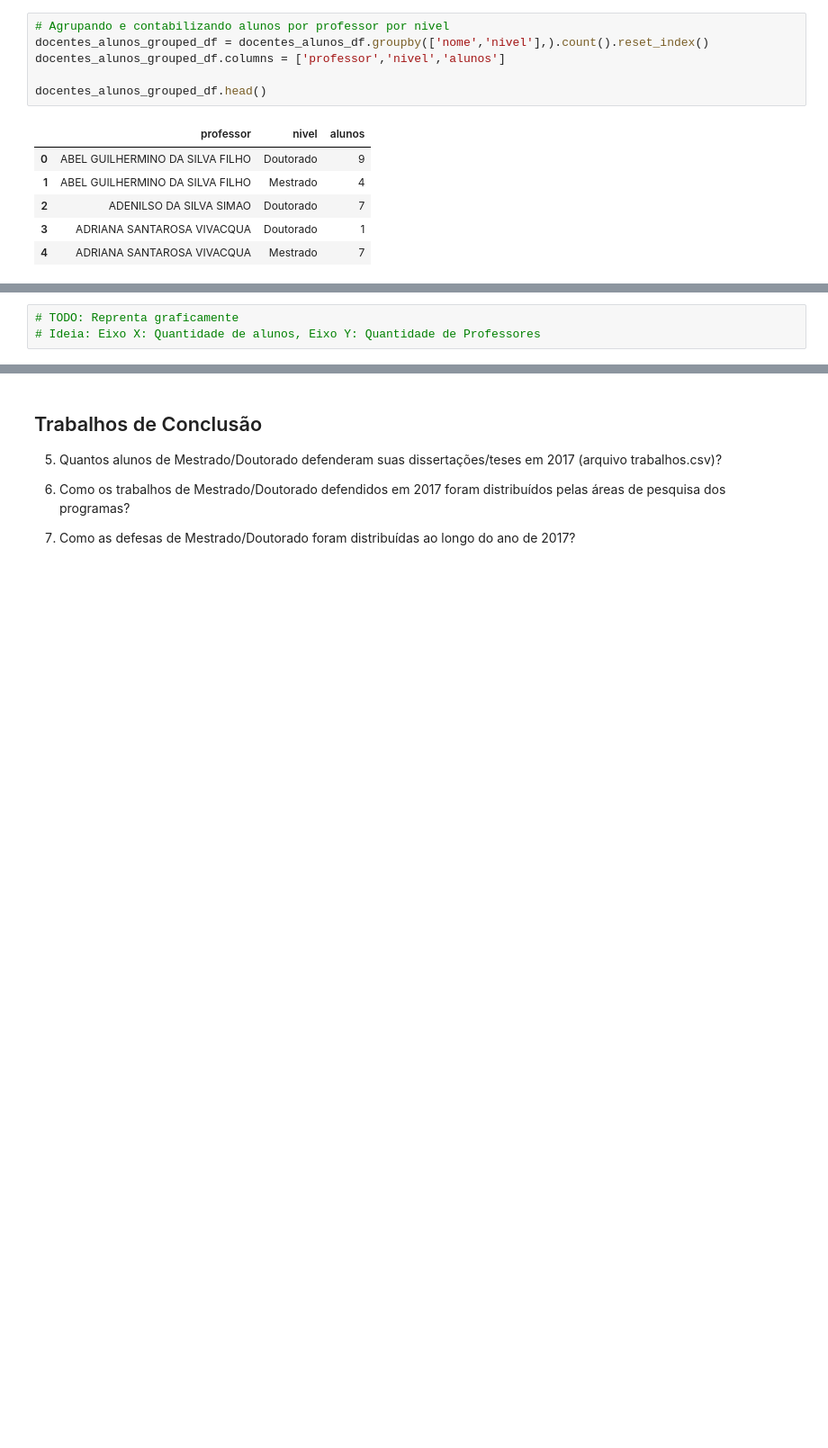
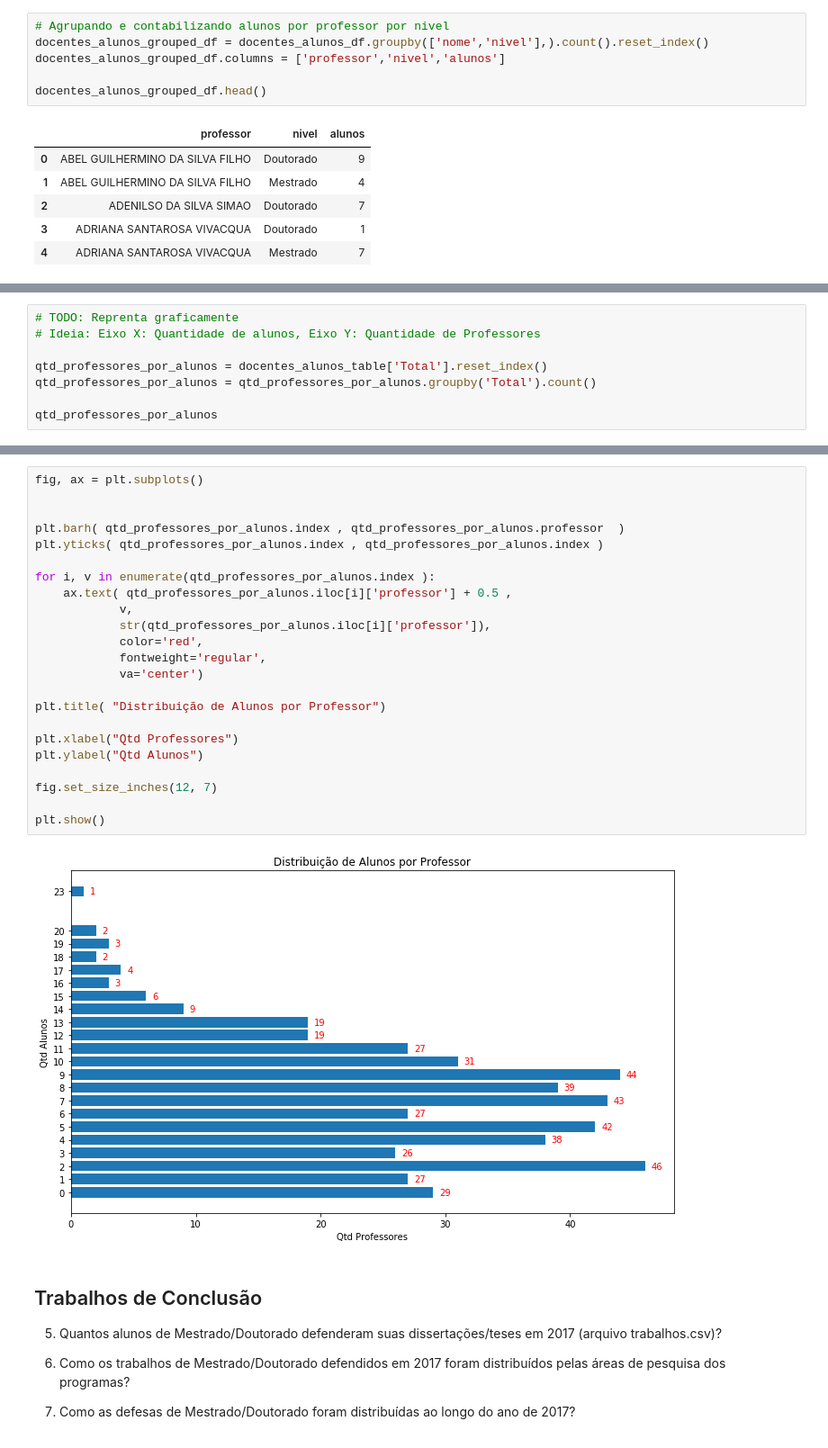
Before and after one commit to Pedalves/DataScience, a Jupyter notebook: CAPES/T1.1 Enunciado - Analise descritiva de dados de PG_Rafael.ipynb, the cells around one changed output, grey strips where cells are left out. Shown at 90% size. Drawn from its saved outputs; the diff is of its cells as text; blank space fills up the shorter version.

```diff
--- a/CAPES/T1.1 Enunciado - Analise descritiva de dados de PG_Rafael.ipynb
+++ b/CAPES/T1.1 Enunciado - Analise descritiva de dados de PG_Rafael.ipynb
@@ -259,3 +249,8 @@ docentes_alunos_table.describe()
 # %%
 # TODO: Reprenta graficamente
 # Ideia: Eixo X: Quantidade de alunos, Eixo Y: Quantidade de Professores
+
+qtd_professores_por_alunos = docentes_alunos_table['Total'].reset_index()
+qtd_professores_por_alunos = qtd_professores_por_alunos.groupby('Total').count()
+
+qtd_professores_por_alunos
@@ -262,3 +276,28 @@ docentes_alunos_table.describe()
+# %%
+fig, ax = plt.subplots()
+
+
+plt.barh( qtd_professores_por_alunos.index , qtd_professores_por_alunos.professor  )
+plt.yticks( qtd_professores_por_alunos.index , qtd_professores_por_alunos.index )
+
+for i, v in enumerate(qtd_professores_por_alunos.index ):
+    ax.text( qtd_professores_por_alunos.iloc[i]['professor'] + 0.5 ,
+            v,
+            str(qtd_professores_por_alunos.iloc[i]['professor']),
+            color='red',
+            fontweight='regular',
+            va='center')
+
+plt.title( "Distribuição de Alunos por Professor")
+
+plt.xlabel("Qtd Professores")
+plt.ylabel("Qtd Alunos")
+
+fig.set_size_inches(12, 7)
+
+plt.show()
+# %% [output]
+[figure, added]
 # %% [markdown]
 ## Trabalhos de Conclusão
 5) Quantos alunos de Mestrado/Doutorado defenderam suas dissertações/teses em 2017 (arquivo trabalhos.csv)?
```
Also changed, not shown: parts of 5 cells of this notebook.
